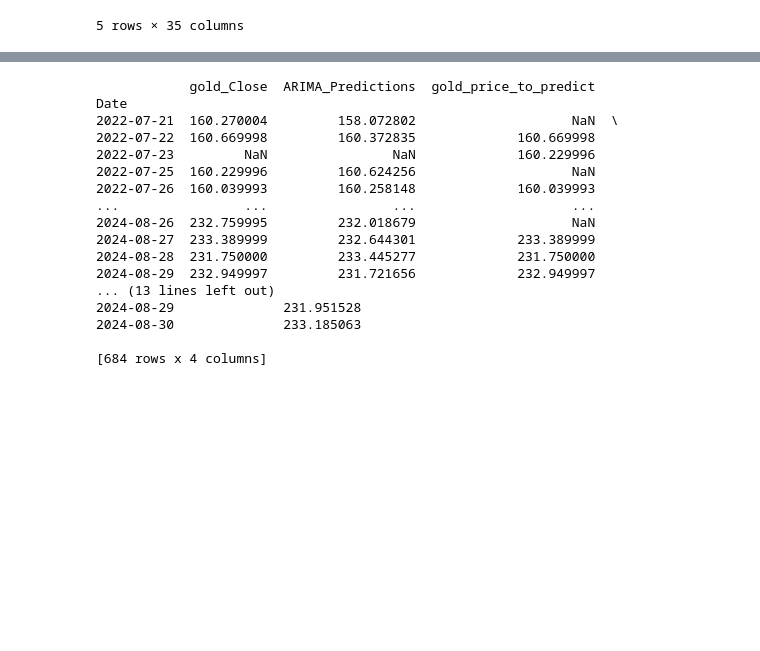
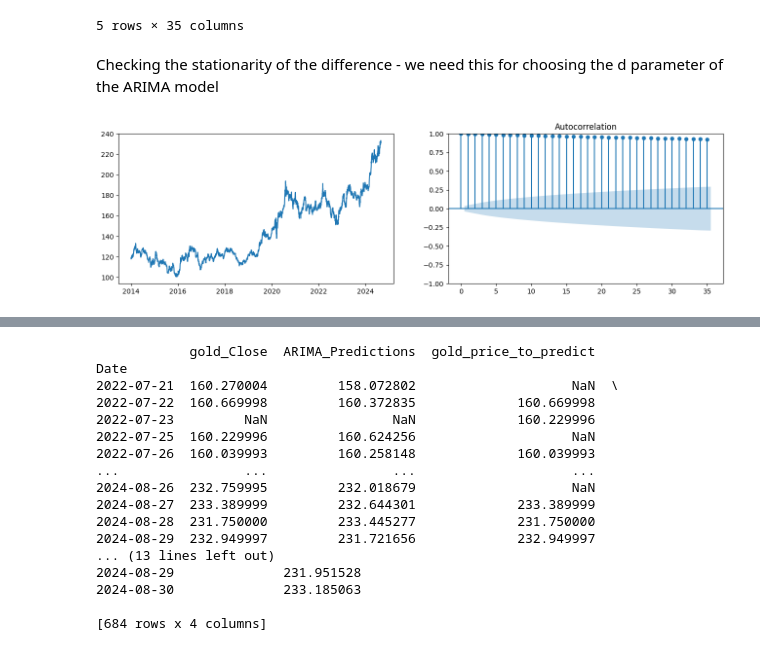
Before and after one commit to DanaMikulinsky/fintechFinalProject, a Jupyter notebook: arima.ipynb, the cells around one changed output, grey strips where cells are left out. Cells and saved outputs as stored; diff of their text form; code cells hidden in the pictures; blank space fills up the shorter version.

Commit message:
adding arima ndiffs

```diff
--- a/arima.ipynb
+++ b/arima.ipynb
@@ -25,3 +25,15 @@ df.head()
 | 2014-01-06 | 93.43 | 94.18 | 94.59 | 93.20 | 189380.0 | -0.56 | ... |
 | 2014-01-07 | 93.67 | 93.60 | 94.22 | 93.35 | 177180.0 | 0.26 | ... |
 5 rows × 35 columns
+# %%
+gold_prices = df['gold_Close'].copy().dropna()  # Drop missing values
+# %% [markdown]
+Checking the stationarity of the difference - we need this for choosing the d parameter of the ARIMA model
+# %%
+# Regular Prices
+from statsmodels.graphics.tsaplots import plot_acf, plot_pacf
+fig, (ax1, ax2)= plt.subplots(1, 2, figsize=(16, 4))
+ax1.plot(gold_prices)
+plot_acf(gold_prices, ax=ax2);
+# %% [output]
+[figure, added]
```
Also changed, not shown: parts of 5 cells of this notebook.
